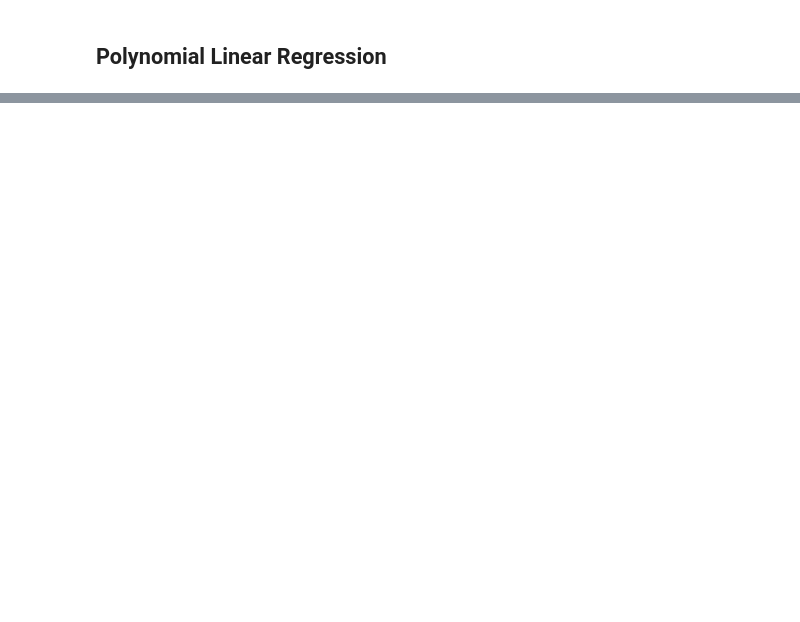
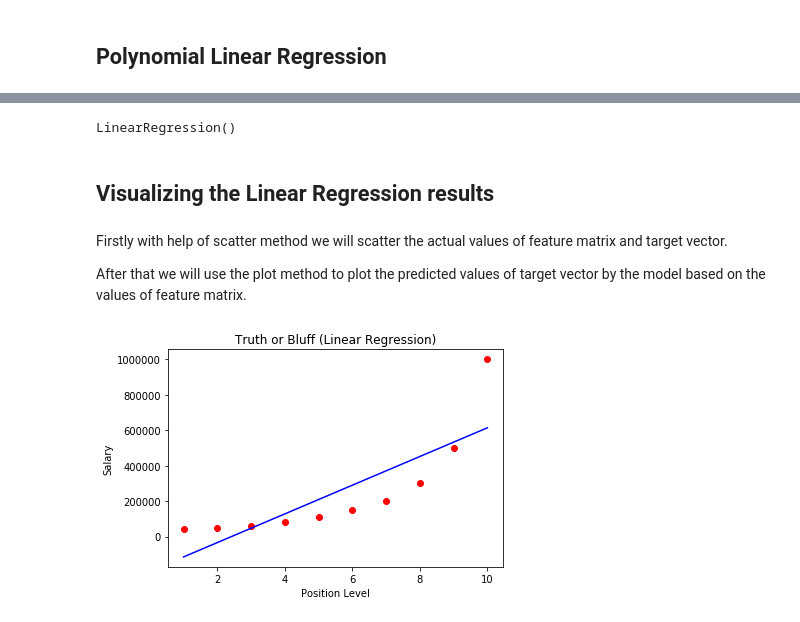
Before and after one commit to AbhijeetSrivastav/Machine-Learning-Guide, a Jupyter notebook: Regression/Polynomial Linear Regression/Polynomial Linear Regression.ipynb, the cells around one changed output, grey strips where cells are left out. Drawn from its saved outputs; the diff is of its cells as text; code cells hidden in the pictures; blank space fills up the shorter version.

Commit message:
Polynomial Linear Regression Completed

```diff
--- a/Regression/Polynomial Linear Regression/Polynomial Linear Regression.ipynb
+++ b/Regression/Polynomial Linear Regression/Polynomial Linear Regression.ipynb
@@ -39,0 +48,4 @@ In the above image, we have taken a dataset which is arranged non-linearly. So i
+# %%
+dataset = pd.read_csv('Position_Salaries.csv')
+X = dataset.iloc[:, 1:-1].values
+Y = dataset.iloc[:, -1].values
@@ -39,0 +80,4 @@ In the above image, we have taken a dataset which is arranged non-linearly. So i
+# %%
+from sklearn.linear_model import LinearRegression
+lin_reg = LinearRegression()
+lin_reg.fit(X, Y)
@@ -39,0 +98,23 @@ In the above image, we have taken a dataset which is arranged non-linearly. So i
+# %%
+from sklearn.preprocessing import PolynomialFeatures
+poly_reg = PolynomialFeatures(degree=3)
+X_poly = poly_reg.fit_transform(X)
+lin_reg_2 = LinearRegression()
+lin_reg_2.fit(X_poly, Y)
+# %% [output]
+LinearRegression()
+# %% [markdown]
+## Visualizing the Linear Regression results
+# %% [markdown]
+Firstly with help of scatter method we will scatter the actual values of feature matrix and target vector.
+
+After that we will use the plot method to plot the predicted values of target vector by the model based on the values of feature matrix.
+# %%
+plt.scatter(X, Y, color='red')
+plt.plot(X, lin_reg.predict(X), color='blue')
+plt.title('Truth or Bluff (Linear Regression)')
+plt.xlabel('Position Level')
+plt.ylabel('Salary')
+plt.show()
+# %% [output]
+[figure, added]
```
Also changed, not shown: parts of 23 cells of this notebook, 1 other file.
